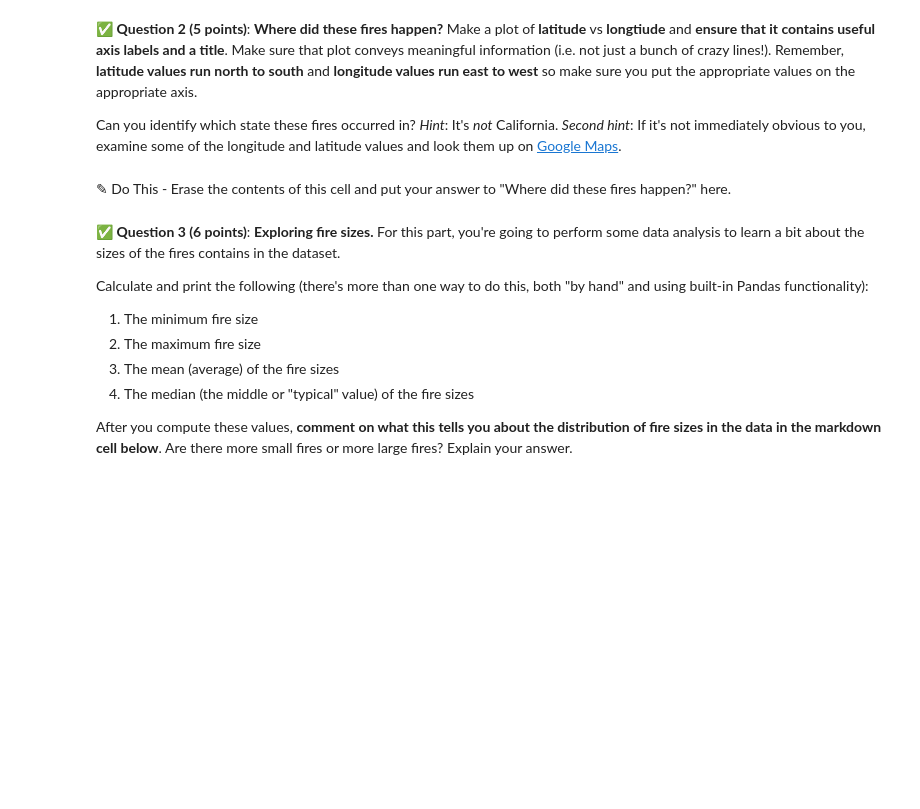
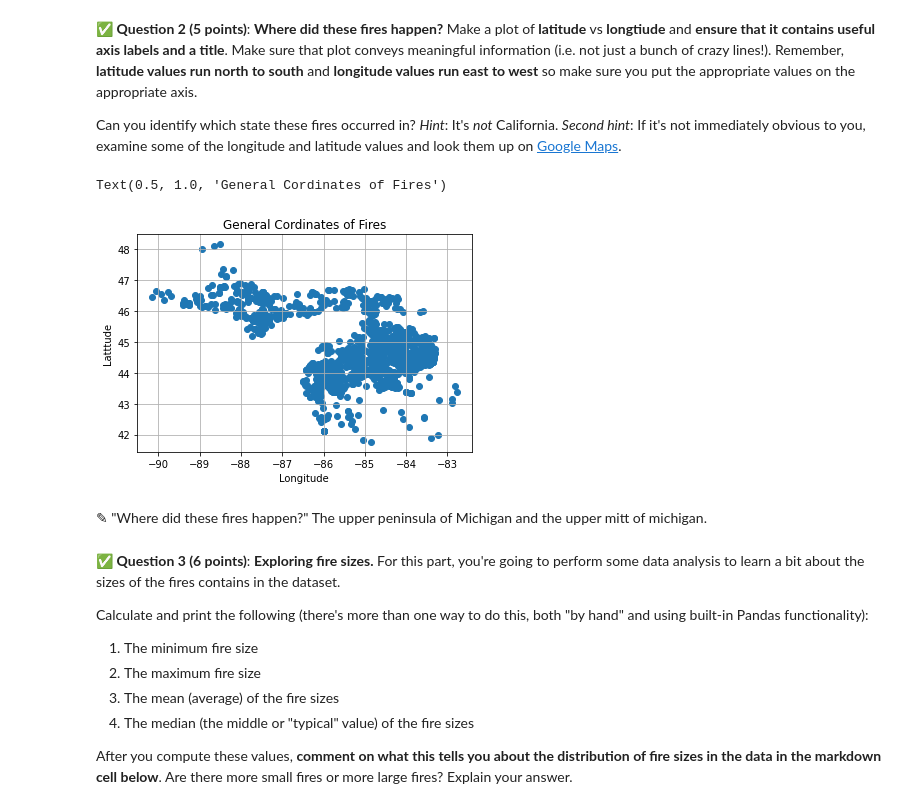
Before and after one commit to Jacob-Rancour/cmse202-s21-turnin, a Jupyter notebook: hw-02/HW-02_PandasReviewAndPythonObjects-STUDENT.ipynb, the cells around one changed output. Cells and saved outputs as stored; diff of their text form; code cells hidden in the pictures; blank space fills up the shorter version.

```diff
--- a/hw-02/HW-02_PandasReviewAndPythonObjects-STUDENT.ipynb
+++ b/hw-02/HW-02_PandasReviewAndPythonObjects-STUDENT.ipynb
@@ -73,0 +73,11 @@ Remember, CSV stands for "comma-separated values".
+# %%
+# Put your code here
+import pandas
+import numpy as np
+import matplotlib.pyplot as plt
+%matplotlib inline
+fire = pandas.read_csv('https://raw.githubusercontent.com/msu-cmse-courses/cmse202-S21-student/master/data/fires.csv')
+print(len(fire['objectid']))
+print(max(fire['fire_year']))
+print(min(fire['fire_year']))
+fire
@@ -80,5 +105,15 @@ Can you identify which state these fires occurred in? *Hint*: It's _not_ Califor
+# %%
+### Put your code here
+plt.scatter(fire["longitude"],fire["latitude"])
+plt.grid()
+plt.xlabel("Longitude")
+plt.ylabel("Latttude")
+plt.title("General Cordinates of Fires")
+# %% [output]
+Text(0.5, 1.0, 'General Cordinates of Fires')
+[figure, added]
 # %% [markdown]
-<font size=+3>&#9998;</font> Do This - Erase the contents of this cell and put your answer to "Where did these fires happen?" here.
+<font size=+3>&#9998;</font> "Where did these fires happen?" The upper peninsula of Michigan and the upper mitt of michigan.
 # %% [markdown]
 &#9989; **Question 3 (6 points)**: **Exploring fire sizes.** For this part, you're going to perform some data analysis to learn a bit about the sizes of the fires contains in the dataset.
 
```
Also changed, not shown: parts of 17 cells of this notebook.
